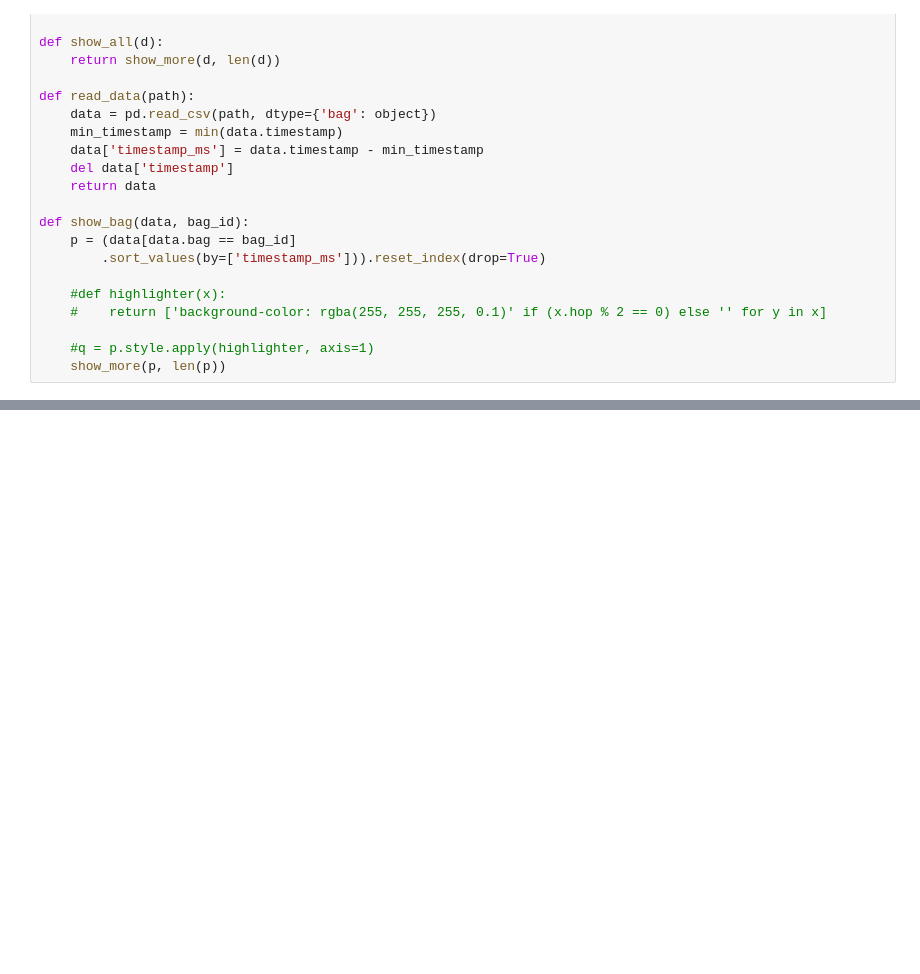
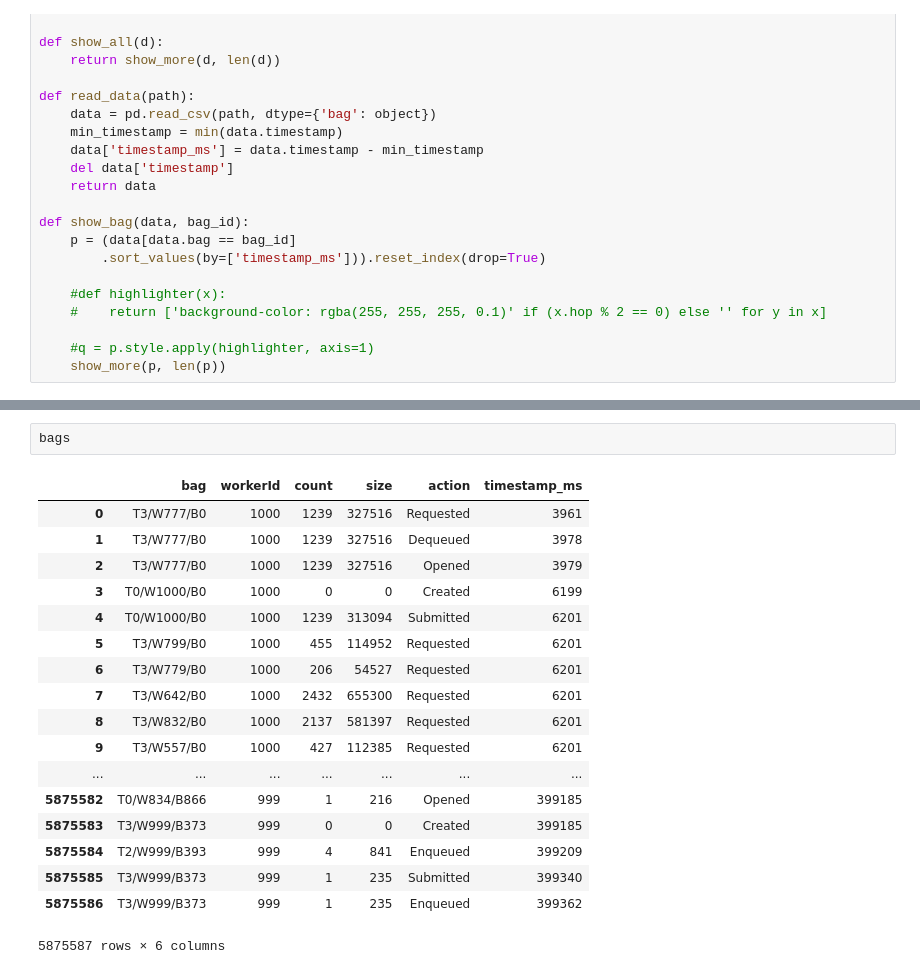
Before and after one commit to r2e2-project/r2e2, a Jupyter notebook: notebooks/bags.ipynb, the cells around one changed output, grey strips where cells are left out. Cells and saved outputs as stored; diff of their text form; blank space fills up the shorter version.

```diff
--- a/notebooks/bags.ipynb
+++ b/notebooks/bags.ipynb
@@ -61,0 +99,21 @@ show_bag(bags, "T3/W5/B0")
+# %%
+bags
+# %% [output]
+|  | bag | workerId | count | size | action | timestamp_ms |
+| 0 | T3/W777/B0 | 1000 | 1239 | 327516 | Requested | 3961 |
+| 1 | T3/W777/B0 | 1000 | 1239 | 327516 | Dequeued | 3978 |
+| 2 | T3/W777/B0 | 1000 | 1239 | 327516 | Opened | 3979 |
+| 3 | T0/W1000/B0 | 1000 | 0 | 0 | Created | 6199 |
+| 4 | T0/W1000/B0 | 1000 | 1239 | 313094 | Submitted | 6201 |
+| 5 | T3/W799/B0 | 1000 | 455 | 114952 | Requested | 6201 |
+| 6 | T3/W779/B0 | 1000 | 206 | 54527 | Requested | 6201 |
+| 7 | T3/W642/B0 | 1000 | 2432 | 655300 | Requested | 6201 |
+| 8 | T3/W832/B0 | 1000 | 2137 | 581397 | Requested | 6201 |
+| 9 | T3/W557/B0 | 1000 | 427 | 112385 | Requested | 6201 |
+| ... | ... | ... | ... | ... | ... | ... |
+| 5875582 | T0/W834/B866 | 999 | 1 | 216 | Opened | 399185 |
+| 5875583 | T3/W999/B373 | 999 | 0 | 0 | Created | 399185 |
+| 5875584 | T2/W999/B393 | 999 | 4 | 841 | Enqueued | 399209 |
+| 5875585 | T3/W999/B373 | 999 | 1 | 235 | Submitted | 399340 |
+| 5875586 | T3/W999/B373 | 999 | 1 | 235 | Enqueued | 399362 |
+5875587 rows × 6 columns
```
Also changed, not shown: parts of 5 cells of this notebook.
